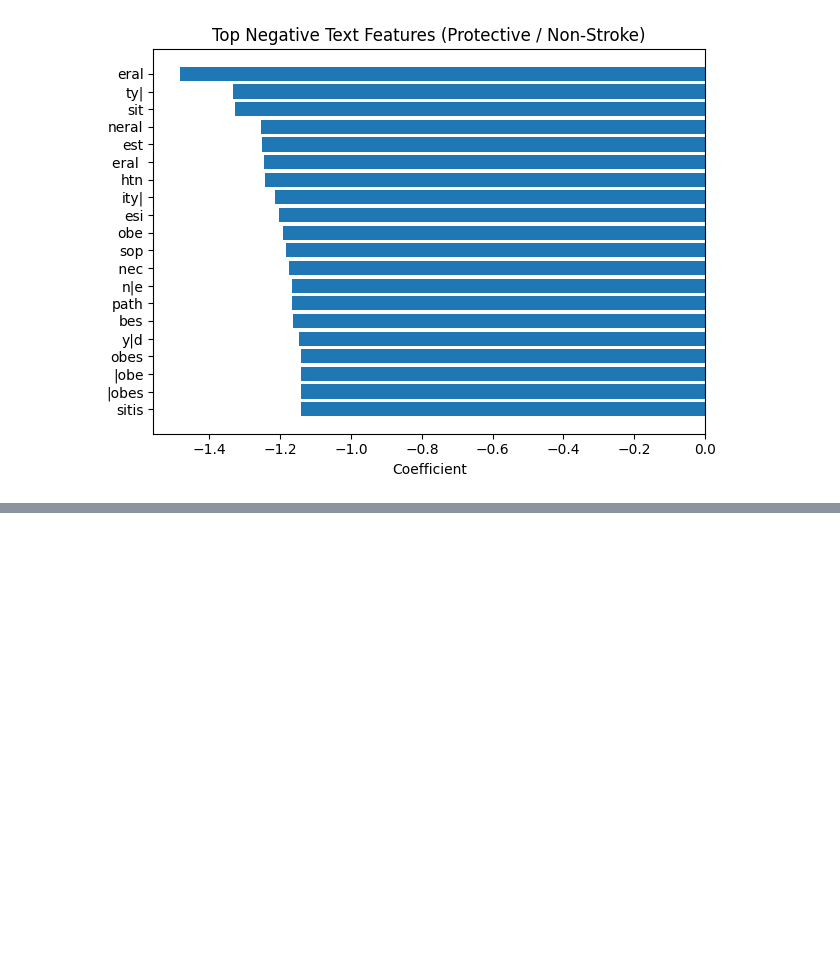
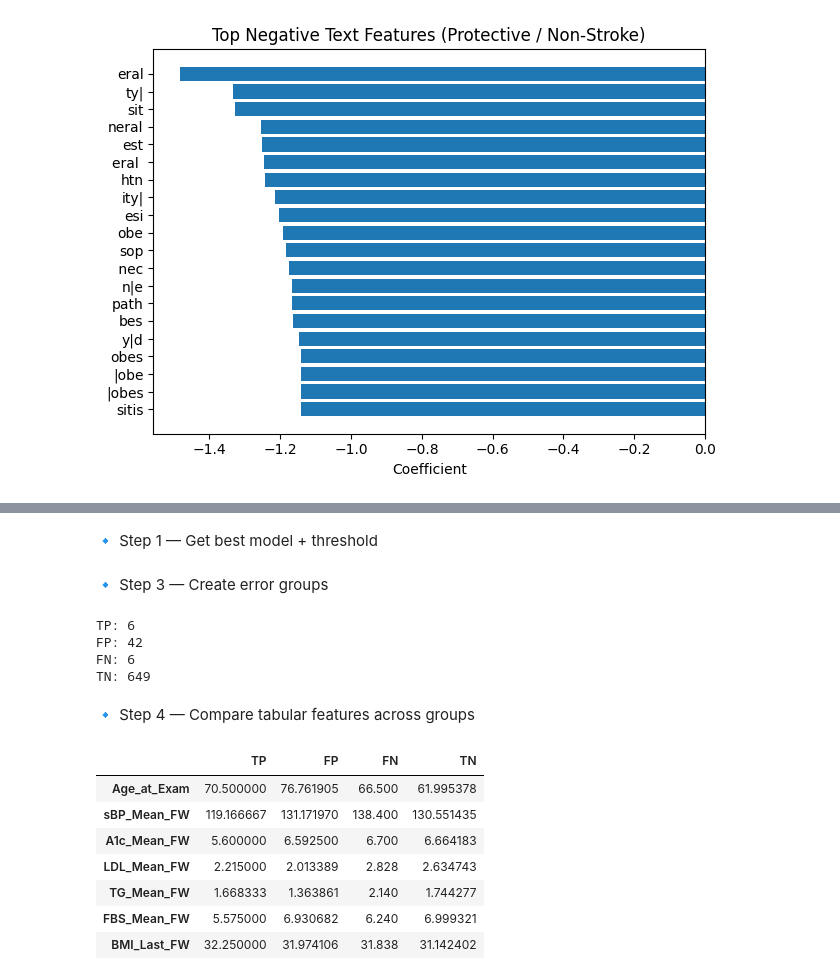
Before and after one commit to Hemn-Khdr/Multi-Model-AI, a Jupyter notebook: Phase3.ipynb, the cells around one changed output, grey strips where cells are left out. Cells and saved outputs as stored; diff of their text form; code cells hidden in the pictures; blank space fills up the shorter version.

```diff
--- a/Phase3.ipynb
+++ b/Phase3.ipynb
@@ -3386,0 +3360,2 @@ plt.show()
+# %% [markdown]
+🔹 Step 1 — Get best model + threshold
@@ -3386,0 +3371,55 @@ plt.show()
+# %% [markdown]
+🔹 Step 3 — Create error groups
+# %%
+# ============================================================
+# Step 3: Create confusion groups
+# ============================================================
+
+analysis_df = test_df.copy()
+analysis_df["y_true"] = y_true
+analysis_df["y_pred"] = y_pred
+analysis_df["prob"] = y_probs
+
+TP = analysis_df[(analysis_df["y_true"] == 1) & (analysis_df["y_pred"] == 1)]
+FP = analysis_df[(analysis_df["y_true"] == 0) & (analysis_df["y_pred"] == 1)]
+FN = analysis_df[(analysis_df["y_true"] == 1) & (analysis_df["y_pred"] == 0)]
+TN = analysis_df[(analysis_df["y_true"] == 0) & (analysis_df["y_pred"] == 0)]
+
+print("TP:", len(TP))
+print("FP:", len(FP))
+print("FN:", len(FN))
+print("TN:", len(TN))
+# %% [output]
+TP: 6
+FP: 42
+FN: 6
+TN: 649
+# %% [markdown]
+🔹 Step 4 — Compare tabular features across groups
+# %%
+# ============================================================
+# Step 4: Tabular comparison
+# ============================================================
+
+TAB_FEATURES = [
+    'Age_at_Exam', 'sBP_Mean_FW', 'A1c_Mean_FW',
+    'LDL_Mean_FW', 'TG_Mean_FW', 'FBS_Mean_FW', 'BMI_Last_FW'
+]
+
+group_stats = pd.DataFrame({
+    "TP": TP[TAB_FEATURES].mean(),
+    "FP": FP[TAB_FEATURES].mean(),
+    "FN": FN[TAB_FEATURES].mean(),
+    "TN": TN[TAB_FEATURES].mean(),
+})
+
+display(group_stats)
+# %% [output]
+|  | TP | FP | FN | TN |
+| Age_at_Exam | 70.500000 | 76.761905 | 66.500 | 61.995378 |
+| sBP_Mean_FW | 119.166667 | 131.171970 | 138.400 | 130.551435 |
+| A1c_Mean_FW | 5.600000 | 6.592500 | 6.700 | 6.664183 |
+| LDL_Mean_FW | 2.215000 | 2.013389 | 2.828 | 2.634743 |
+| TG_Mean_FW | 1.668333 | 1.363861 | 2.140 | 1.744277 |
+| FBS_Mean_FW | 5.575000 | 6.930682 | 6.240 | 6.999321 |
+| BMI_Last_FW | 32.250000 | 31.974106 | 31.838 | 31.142402 |
```
Also changed, not shown: parts of 14 cells of this notebook.
